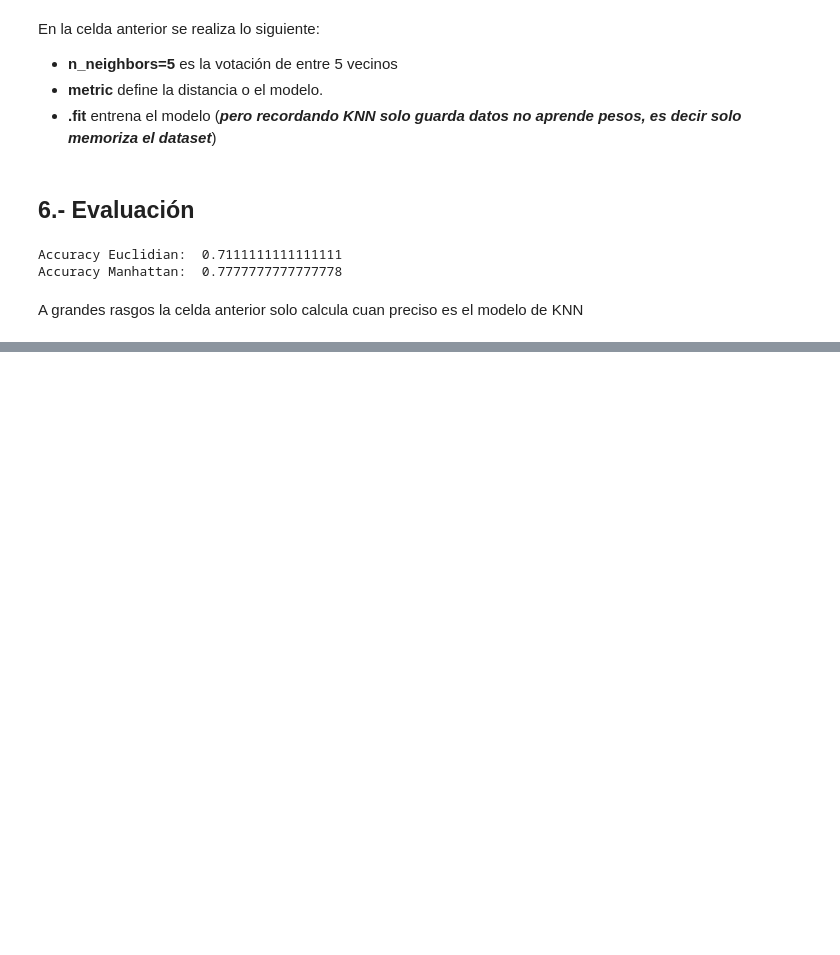
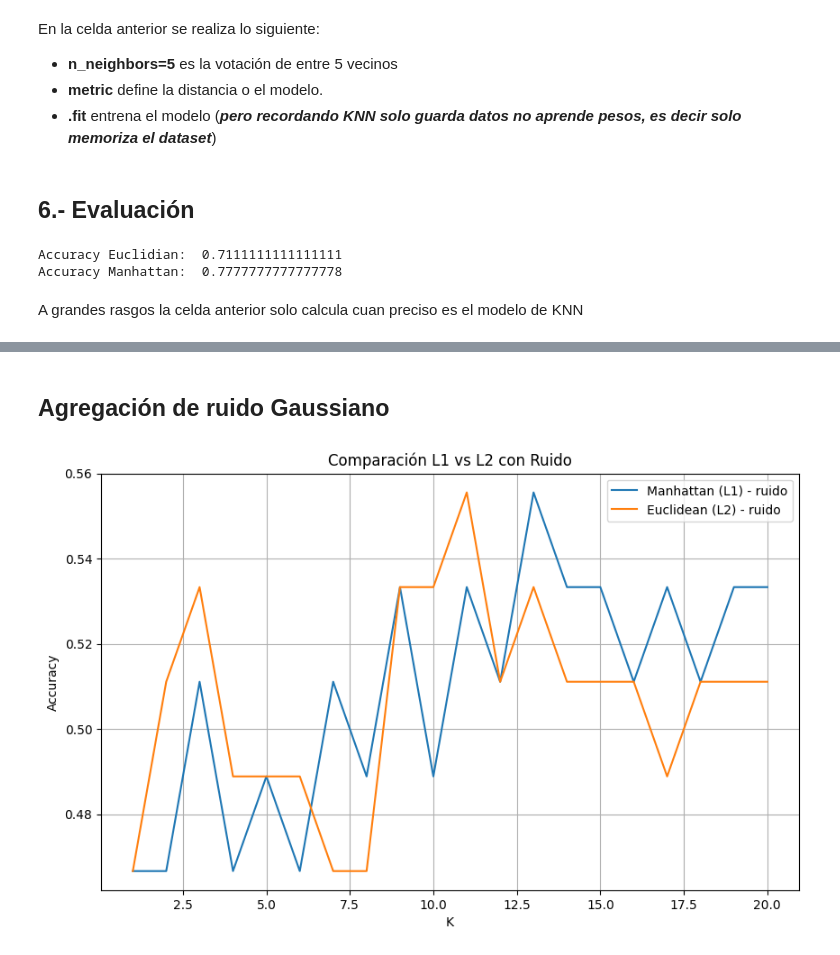
Before and after one commit to DiegoNoguez/GPS_CombustibleSystem, a Jupyter notebook: notebooks_modelo/1.-Acercamiento_con_Dataset_REAL.ipynb, the cells around one changed output, grey strips where cells are left out. Drawn from its saved outputs; the diff is of its cells as text; code cells hidden in the pictures; blank space fills up the shorter version.

```diff
--- a/notebooks_modelo/1.-Acercamiento_con_Dataset_REAL.ipynb
+++ b/notebooks_modelo/1.-Acercamiento_con_Dataset_REAL.ipynb
@@ -79,0 +121,38 @@ A grandes rasgos la celda anterior solo calcula cuan preciso es el modelo de KNN
+# %% [markdown]
+## Agregación de ruido **Gaussiano**
+# %%
+
+
+np.random.seed(42)
+
+noise_strength = 1.0
+
+X_train_noisy = X_train + np.random.normal(0, noise_strength, X_train.shape)
+X_test_noisy = X_test + np.random.normal(0, noise_strength, X_test.shape)
+
+acc_manhattan_noise = []
+acc_euclidean_noise = []
+
+for k in k_values:
+    knn_l1 = KNeighborsClassifier(n_neighbors=k, metric='manhattan')
+    knn_l1.fit(X_train_noisy, y_train)
+    y_pred_l1 = knn_l1.predict(X_test_noisy)
+    acc_manhattan_noise.append(accuracy_score(y_test, y_pred_l1))
+
+    knn_l2 = KNeighborsClassifier(n_neighbors=k, metric='euclidean')
+    knn_l2.fit(X_train_noisy, y_train)
+    y_pred_l2 = knn_l2.predict(X_test_noisy)
+    acc_euclidean_noise.append(accuracy_score(y_test, y_pred_l2))
+
+#graficacion de los resultados
+plt.figure(figsize=(10,6))
+plt.plot(k_values, acc_manhattan_noise, label='Manhattan (L1) - ruido')
+plt.plot(k_values, acc_euclidean_noise, label='Euclidean (L2) - ruido')
+plt.xlabel('K')
+plt.ylabel('Accuracy')
+plt.title('Comparación L1 vs L2 con Ruido')
+plt.legend()
+plt.grid()
+plt.show()
+# %% [output]
+[figure, added]
```
Also changed, not shown: parts of 6 cells of this notebook.
